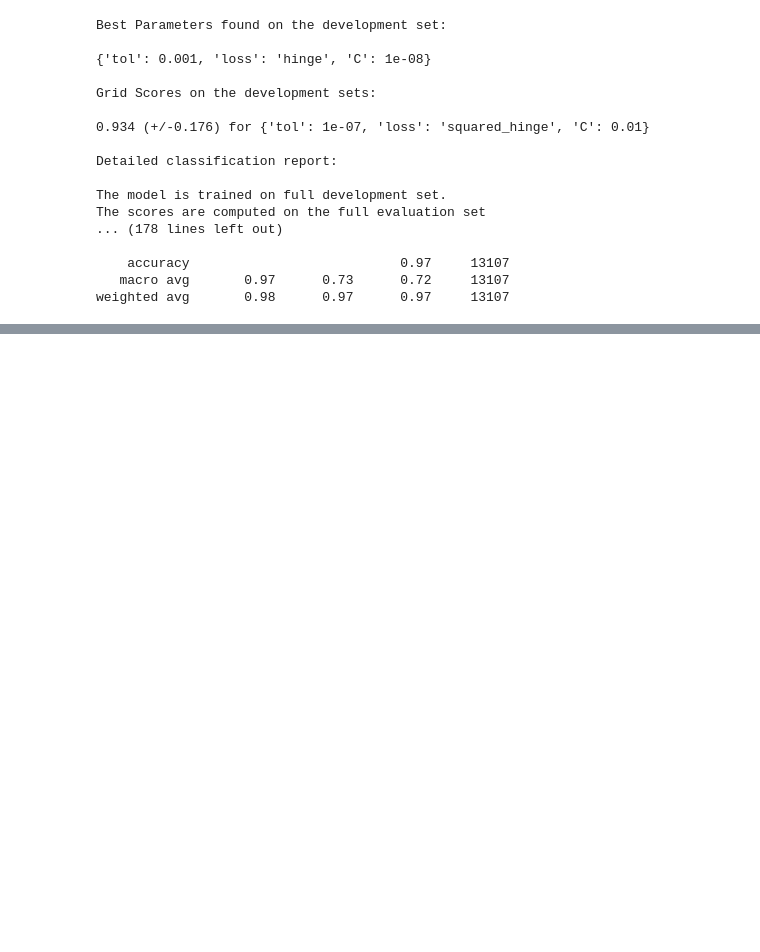
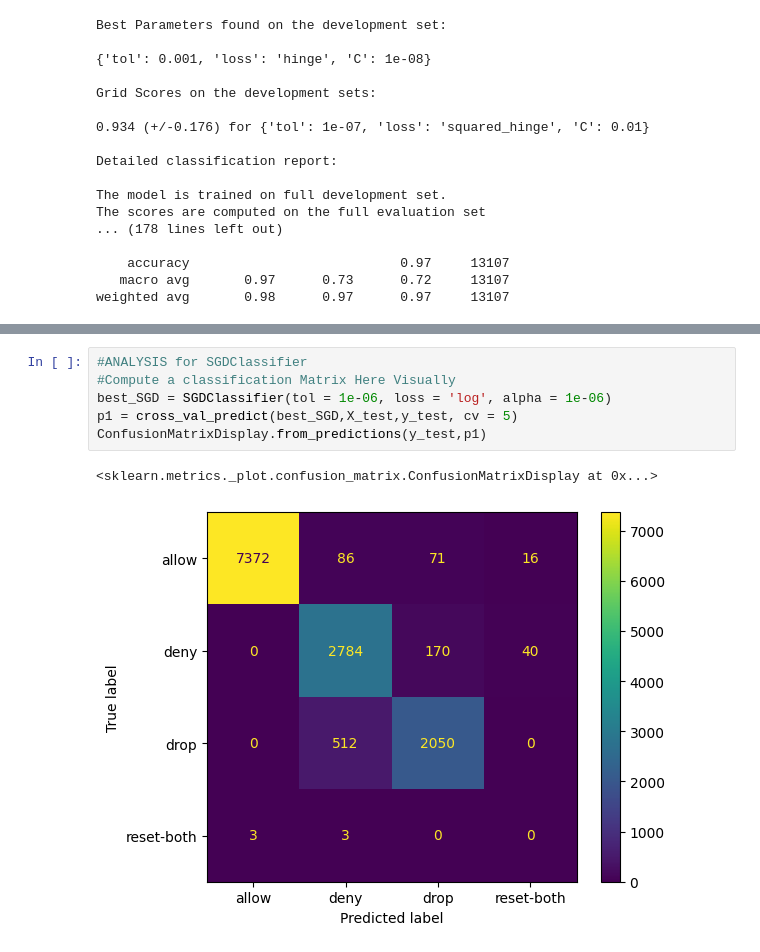
Before and after one commit to dk28yip/MSDS7333, a Jupyter notebook: Case Study 5_v2.ipynb, the cells around one changed output, grey strips where cells are left out. Saved outputs shown, nothing was run; the diff lists cells and outputs as text; blank space fills up the shorter version.

```diff
--- a/Case Study 5_v2.ipynb
+++ b/Case Study 5_v2.ipynb
@@ -323,0 +409,9 @@ weighted avg       0.98      0.97      0.97     13107
+# %%
+#ANALYSIS for SGDClassifier
+#Compute a classification Matrix Here Visually
+best_SGD = SGDClassifier(tol = 1e-06, loss = 'log', alpha = 1e-06)
+p1 = cross_val_predict(best_SGD,X_test,y_test, cv = 5)
+ConfusionMatrixDisplay.from_predictions(y_test,p1)
+# %% [output]
+<sklearn.metrics._plot.confusion_matrix.ConfusionMatrixDisplay at 0x...>
+[figure, added]
```
Also changed, not shown: parts of 6 cells of this notebook.
